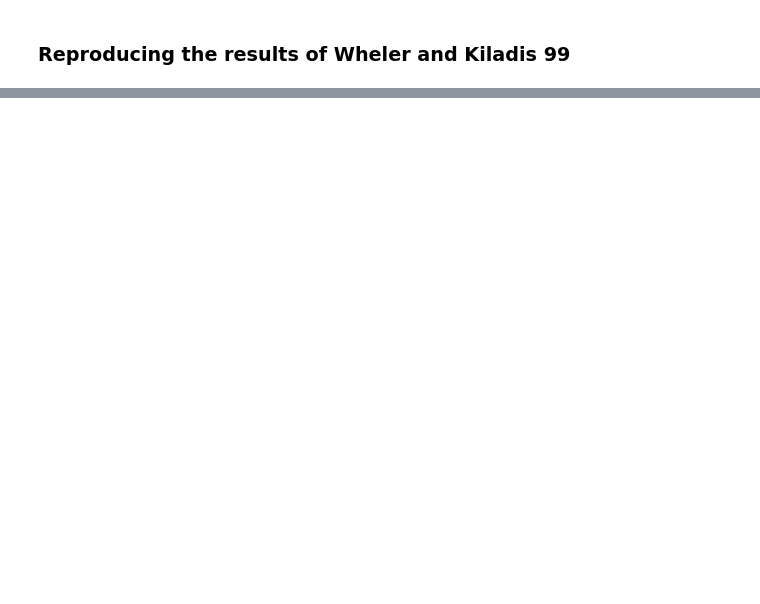
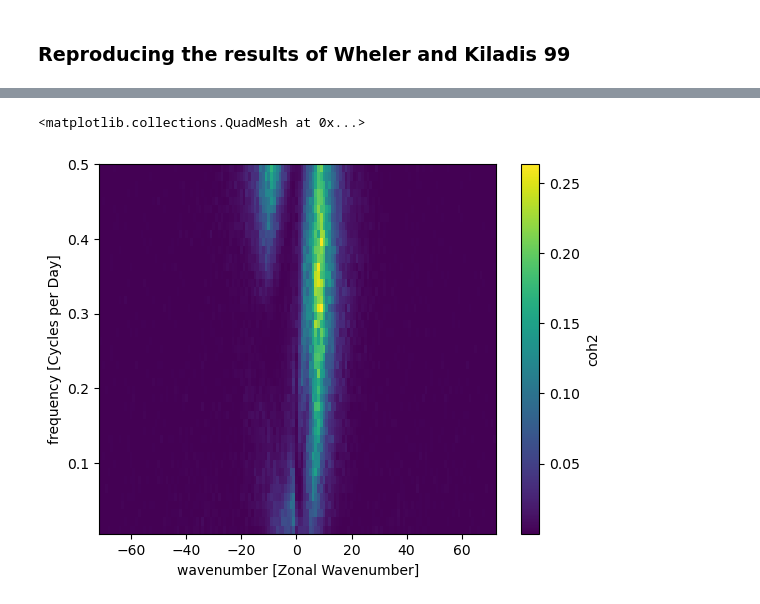
Before and after one commit to mpimet/pywk99, a Jupyter notebook: examples/cross_spectra.ipynb, the cells around one changed output, grey strips where cells are left out. Drawn from its saved outputs; the diff is of its cells as text; code cells hidden in the pictures; blank space fills up the shorter version.

```diff
--- a/examples/cross_spectra.ipynb
+++ b/examples/cross_spectra.ipynb
@@ -69,0 +70,5 @@ plot_dispersion_relations("symmetric", ax, w_max=0.5)
+# %%
+symmetric_spectrum["coh2"].plot()
+# %% [output]
+<matplotlib.collections.QuadMesh at 0x...>
+[figure, added]
```
Also changed, not shown: parts of 4 cells of this notebook, 1 other file.
